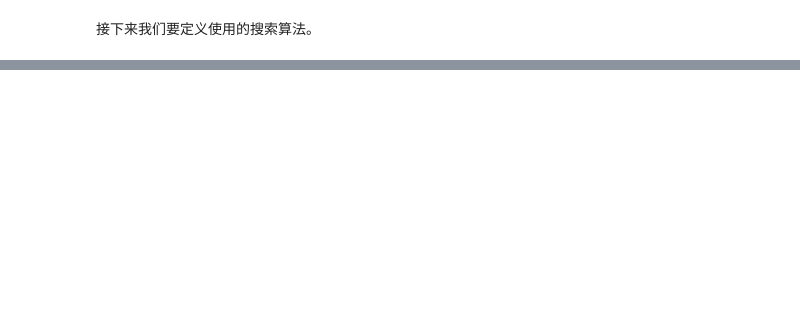
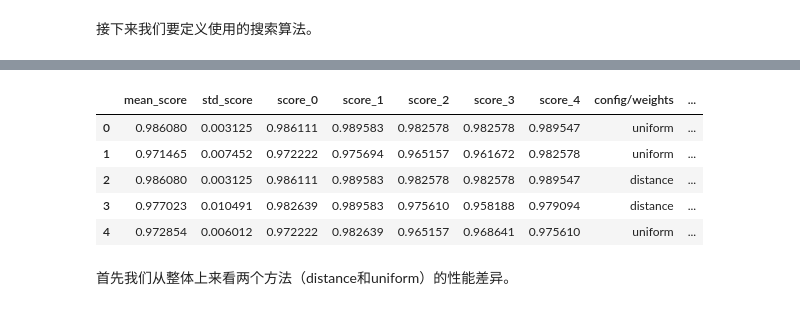
Before and after one commit to Open-Book-Studio/THU-Coursework-Machine-Learning-for-Big-Data, a Jupyter notebook: notebooks/coding_projects/P1_KNN/kd_tree.ipynb, the cells around one changed output, grey strips where cells are left out. Saved outputs shown, nothing was run; the diff lists cells and outputs as text; code cells hidden in the pictures; blank space fills up the shorter version.

```diff
--- a/notebooks/coding_projects/P1_KNN/kd_tree.ipynb
+++ b/notebooks/coding_projects/P1_KNN/kd_tree.ipynb
@@ -428,0 +543,13 @@ ModuleNotFoundError: No module named 'colorlog'
+# %%
+intersted_cols = [c for c in df.columns if c.startswith("config") or "score" in c]
+dfi = df[intersted_cols]
+dfi.head()
+# %% [output]
+|  | mean_score | std_score | score_0 | score_1 | score_2 | score_3 | score_4 | config/weights | ... |
+| 0 | 0.986080 | 0.003125 | 0.986111 | 0.989583 | 0.982578 | 0.982578 | 0.989547 | uniform | ... |
+| 1 | 0.971465 | 0.007452 | 0.972222 | 0.975694 | 0.965157 | 0.961672 | 0.982578 | uniform | ... |
+| 2 | 0.986080 | 0.003125 | 0.986111 | 0.989583 | 0.982578 | 0.982578 | 0.989547 | distance | ... |
+| 3 | 0.977023 | 0.010491 | 0.982639 | 0.989583 | 0.975610 | 0.958188 | 0.979094 | distance | ... |
+| 4 | 0.972854 | 0.006012 | 0.972222 | 0.982639 | 0.965157 | 0.968641 | 0.975610 | uniform | ... |
+# %% [markdown]
+首先我们从整体上来看两个方法（distance和uniform）的性能差异。
```
Also changed, not shown: parts of 24 cells of this notebook.
